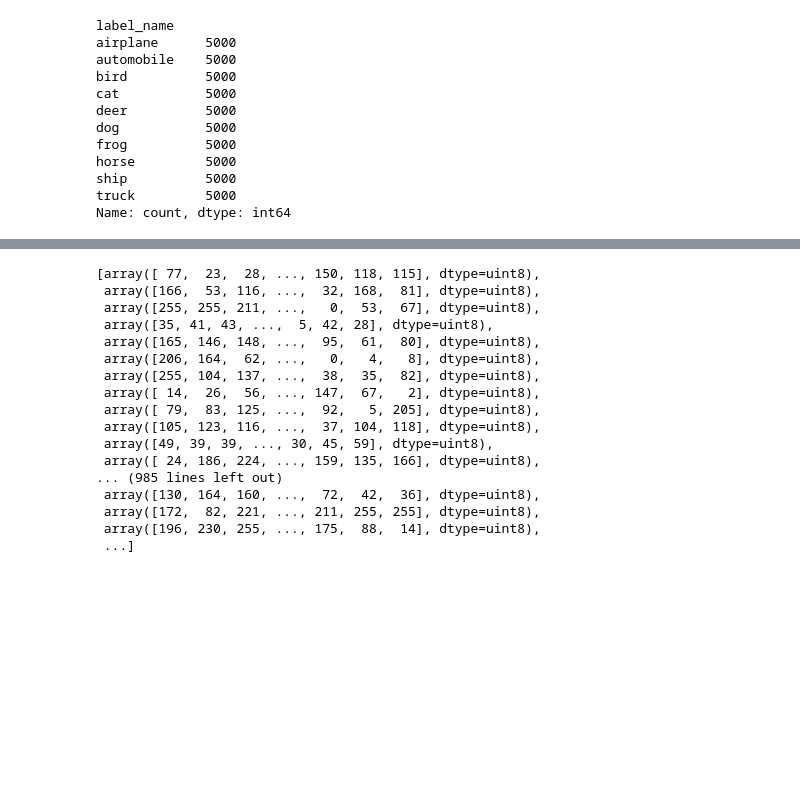
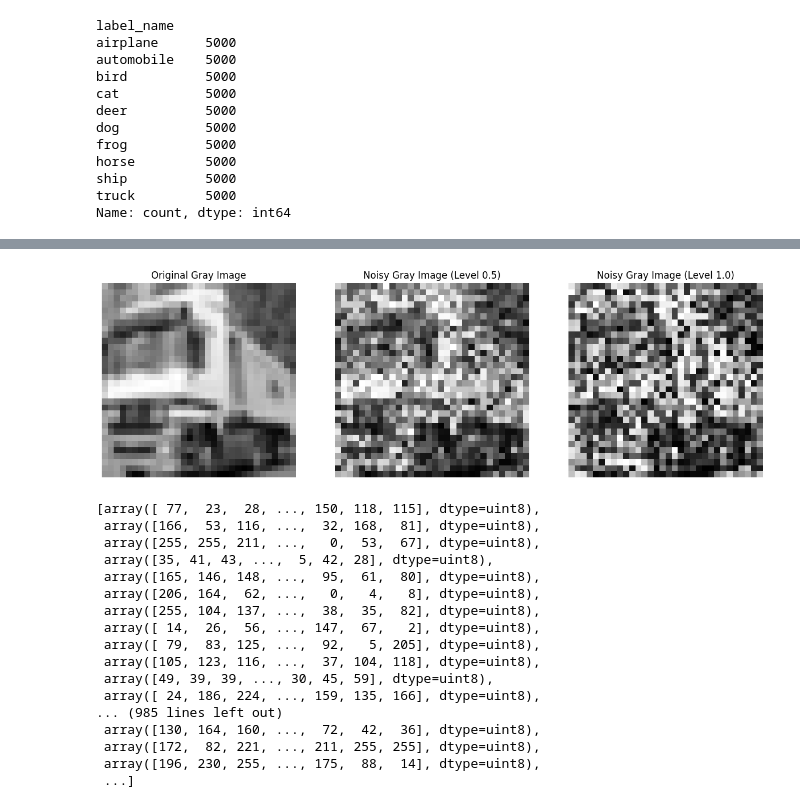
Before and after one commit to tsbedoya/ELE-Machine-Learning, a Jupyter notebook: repo/TheCIFAR-10.ipynb, the cells around one changed output, grey strips where cells are left out. Drawn from its saved outputs; the diff is of its cells as text; code cells hidden in the pictures; blank space fills up the shorter version.

Commit message:
convertir imagen en una escala de grises

```diff
--- a/repo/TheCIFAR-10.ipynb
+++ b/repo/TheCIFAR-10.ipynb
@@ -132,3 +132,24 @@ plt.show()
+# %%
+
+# RGB to grayscale = 0.2125 R + 0.7154 G + 0.0721 B
+def rgb2gray(rgb):
+    return np.dot(rgb[...,:3], [0.2125, 0.7154, 0.0721])
+
+fig, axes = plt.subplots(1, 3, figsize=(15, 5))
+gray_original_image = rgb2gray(original_image)
+axes[0].imshow(gray_original_image, cmap='gray')
+axes[0].set_title('Original Gray Image')
+axes[0].axis('off')
+
+for i, ax in enumerate(axes[1:], start=1):
+    gray_noisy_images = rgb2gray(noisy_images[i-1])
+    ax.imshow(gray_noisy_images, cmap='gray')
+    ax.set_title(f'Noisy Gray Image (Level {noise_levels[i-1]})')
+    ax.axis('off')
+
+plt.show()
+# %% [output]
+[figure, added]
 # %%
 # Generar ruido speckle para todas las imágenes en datasets diferentes
 noisy_data_dir = os.path.join(parameters['path_out'], 'noisy-data')
```
Also changed, not shown: parts of 1 cell of this notebook.
